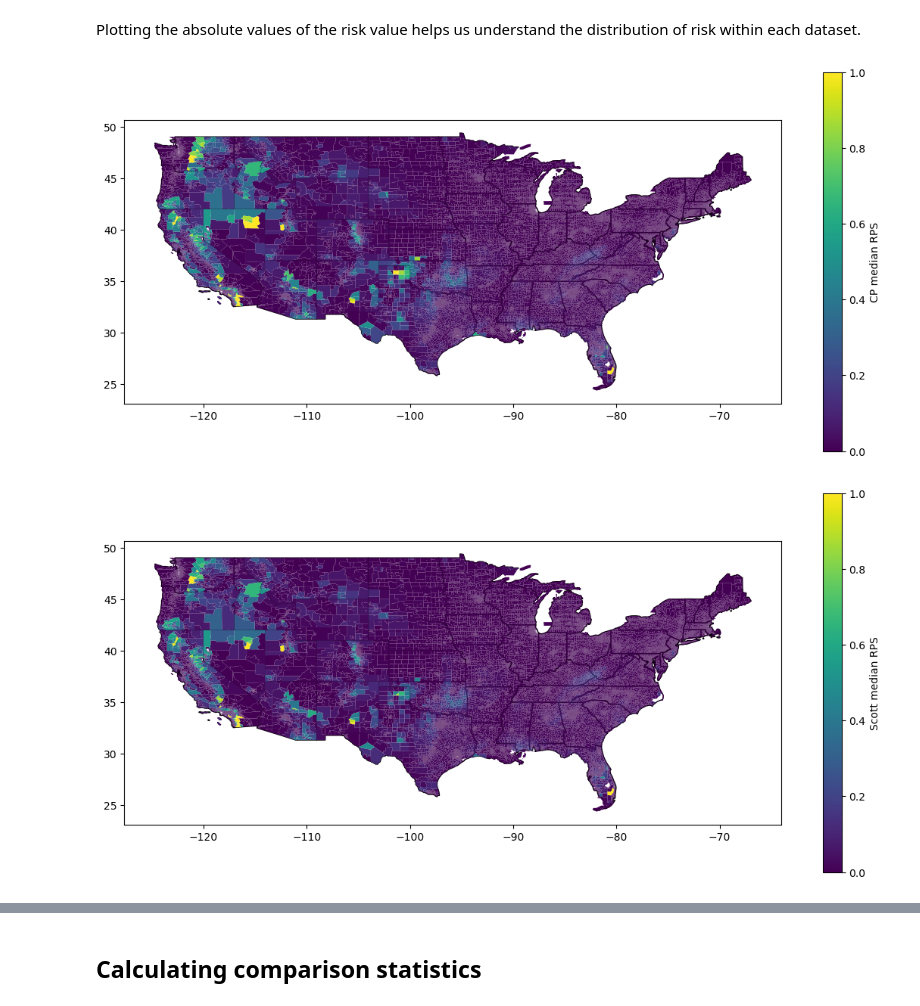
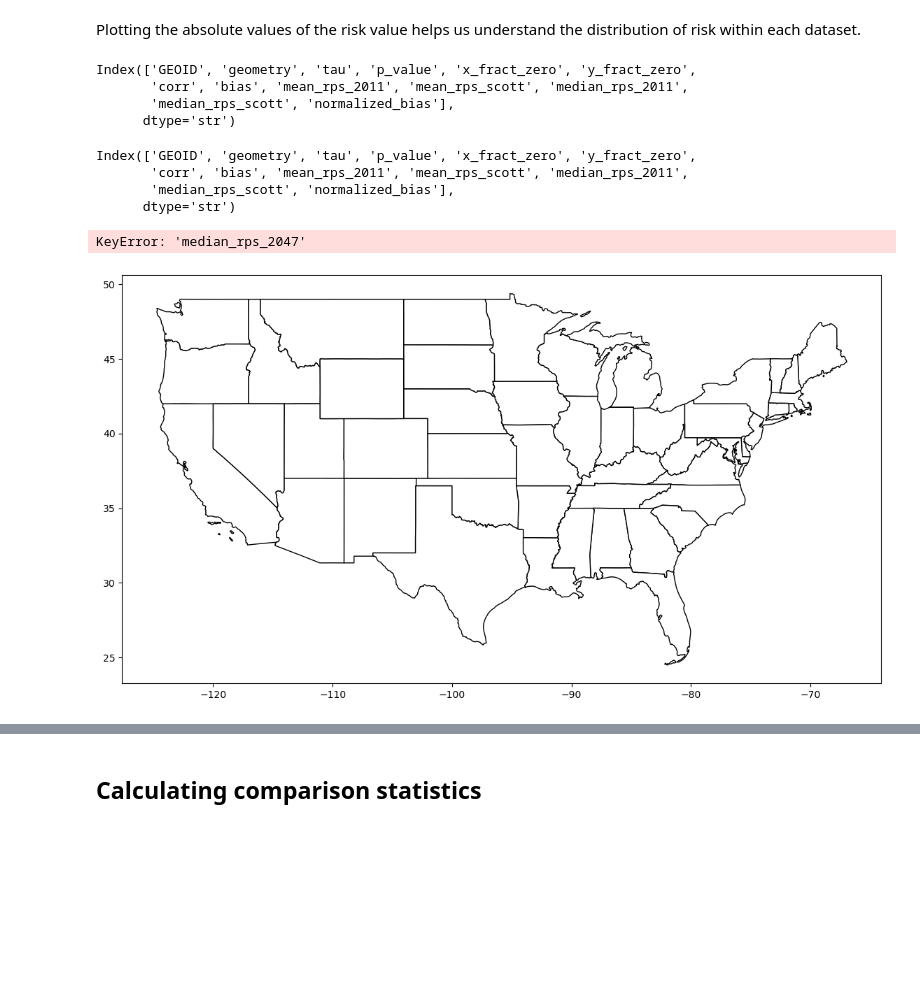
Before and after one commit to carbonplan/ocr, a Jupyter notebook: docs/methods/fire-risk/compare-risk-buildings.ipynb, the cells around one changed output, grey strips where cells are left out. Cells and saved outputs as stored; diff of their text form; code cells hidden in the pictures; blank space fills up the shorter version.

```diff
--- a/docs/methods/fire-risk/compare-risk-buildings.ipynb
+++ b/docs/methods/fire-risk/compare-risk-buildings.ipynb
@@ -70,13 +70,13 @@ Load in a parquet file describing risk for the 156 million buildings in the data
 
 # NOTE: if either of these are True you need to be on a machine with ~200GB memory. Also this will take about an hour and will
 # look like there is nothing happening.
-remake_building_tract_file = True
-remake_tract_stats_file = True
-version = '0.13.1'
+remake_building_tract_file = False
+remake_tract_stats_file = False
+version = '1.0.0'
 if remake_building_tract_file:
     # NOTE: anything reading this file requires being on a machine with ~200GB memory
     building_file = gpd.read_parquet(
-        f's3://carbonplan-ocr/output/fire-risk/vector/production/v{version}/geoparquet/consolidated-buildings.parquet'
+        f's3://us-west-2.opendata.source.coop/carbonplan/carbonplan-ocr/output/fire-risk/vector/production/v{version}/geoparquet/consolidated-buildings.parquet'
     )
     building_file = building_file.drop(['bbox'], axis=1)
     # intersects will duplicate buildings that straddle multiple census tracts. we could clean this up
@@ -172,24 +168,38 @@ cmaps = {'tau': 'PRGn', 'bias': 'RdBu_r', 'normalized_bias': 'RdBu_r', 'corr': '
 ## Visualizing risk from different datasets
 # %% [markdown]
 Plotting the absolute values of the risk value helps us understand the distribution of risk within each dataset.
+# %%
+tract_performance_stats.columns
+# %% [output]
+Index(['GEOID', 'geometry', 'tau', 'p_value', 'x_fract_zero', 'y_fract_zero',
+       'corr', 'bias', 'mean_rps_2011', 'mean_rps_scott', 'median_rps_2011',
+       'median_rps_scott', 'normalized_bias'],
+      dtype='str')
+# %%
+tract_performance_stats.columns
+# %% [output]
+Index(['GEOID', 'geometry', 'tau', 'p_value', 'x_fract_zero', 'y_fract_zero',
+       'corr', 'bias', 'mean_rps_2011', 'mean_rps_scott', 'median_rps_2011',
+       'median_rps_scott', 'normalized_bias'],
+      dtype='str')
 # %%
 for variable in [
-    'rps_2047_median',
-    'rps_scott_median',
-    'rps_2011_mean',
-    'rps_scott_mean',
+    'median_rps_2047',
+    'median_rps_scott',
+    'mean_rps_2011',
+    'mean_rps_scott',
 ]:
     fig, axarr = plt.subplots(figsize=(14, 10))
     states.plot(ax=axarr, color='white', edgecolor='black')
     ax = tract_performance_stats.plot(
         ax=axarr,
         column=variable,
         vmin=0,
         vmax=1,
         legend=True,
         cmap='viridis',
         legend_kwds={'shrink': 0.65, 'label': variable_name_dict[variable]},
     )
 # %% [output]
+KeyError: 'median_rps_2047'
-[figure, old version]
+[figure, new version]
-[figure, removed]
```
Also changed, not shown: parts of 6 cells of this notebook.
